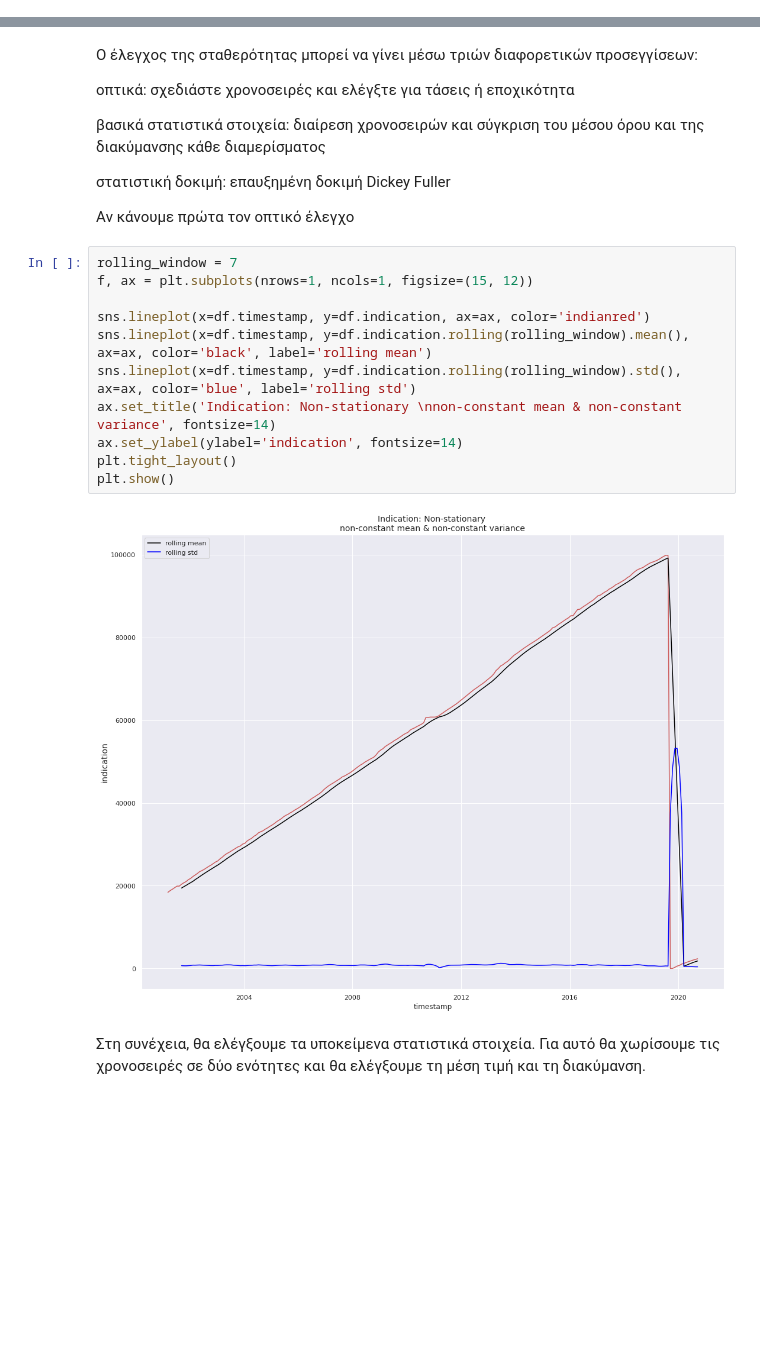
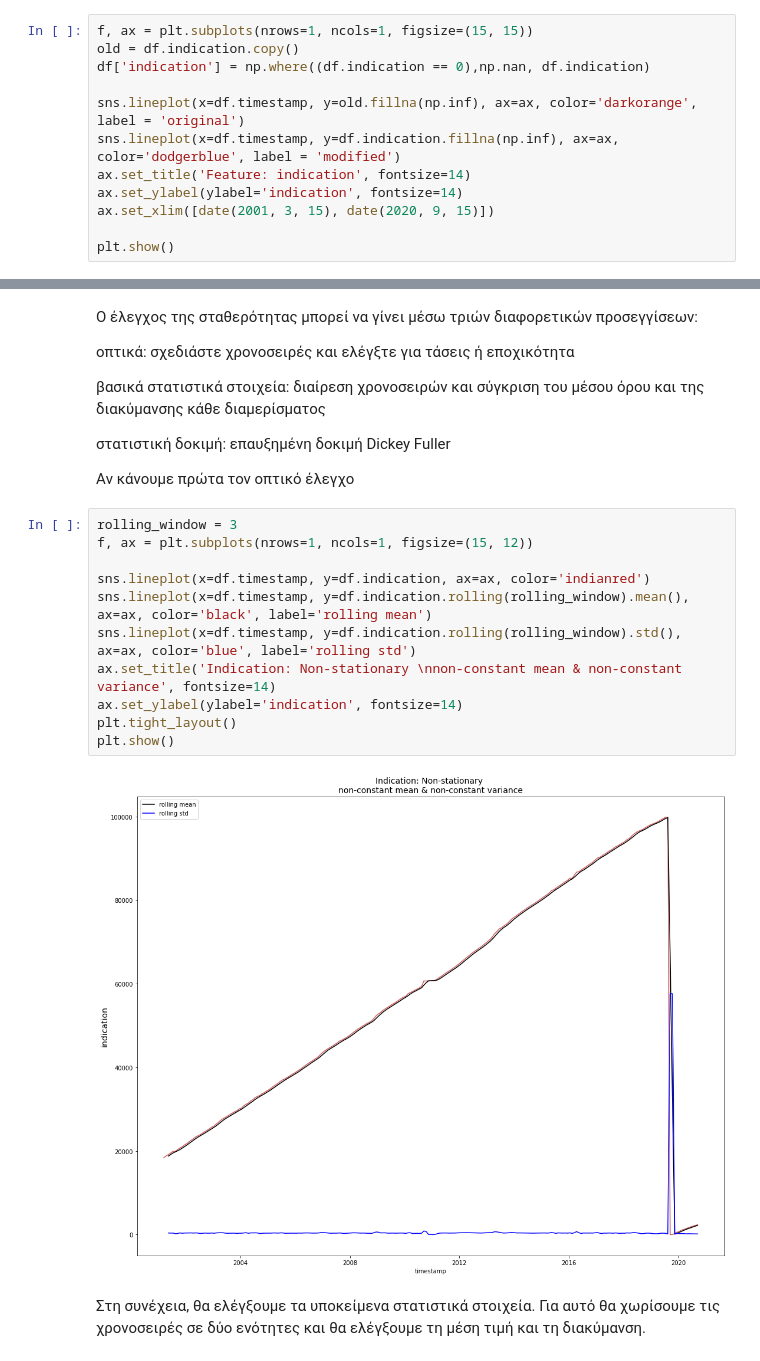
Before and after one commit to geomyll33/Beautez, a Jupyter notebook: EYDAP_Challenge_project.ipynb, the cells around one changed output, grey strips where cells are left out. Cells and saved outputs as stored; diff of their text form; blank space fills up the shorter version.

```diff
--- a/EYDAP_Challenge_project.ipynb
+++ b/EYDAP_Challenge_project.ipynb
@@ -231,3 +231,15 @@ Name: Time_Interval, dtype: int64
 Επιλογή 4: Συμπληρώστε το NaN με τιμή γραμμικής παρεμβολής με .interpolate ()
 
 Η συμπλήρωση NaN με τις παρεμβαλλόμενες τιμές είναι η καλύτερη επιλογή σε αυτό το μικρό παράδειγμα, αλλά απαιτεί γνώση των γειτονικών τιμών.
+# %%
+f, ax = plt.subplots(nrows=1, ncols=1, figsize=(15, 15))
+old = df.indication.copy()
+df['indication'] = np.where((df.indication == 0),np.nan, df.indication)
+
+sns.lineplot(x=df.timestamp, y=old.fillna(np.inf), ax=ax, color='darkorange', label = 'original')
+sns.lineplot(x=df.timestamp, y=df.indication.fillna(np.inf), ax=ax, color='dodgerblue', label = 'modified')
+ax.set_title('Feature: indication', fontsize=14)
+ax.set_ylabel(ylabel='indication', fontsize=14)
+ax.set_xlim([date(2001, 3, 15), date(2020, 9, 15)])
+
+plt.show()
@@ -327,18 +382,18 @@ for i in range(4):
 
 Αv κάνουμε πρώτα τον οπτικό έλεγχο
 # %%
-rolling_window = 7
+rolling_window = 3
 f, ax = plt.subplots(nrows=1, ncols=1, figsize=(15, 12))
 
 sns.lineplot(x=df.timestamp, y=df.indication, ax=ax, color='indianred')
 sns.lineplot(x=df.timestamp, y=df.indication.rolling(rolling_window).mean(), ax=ax, color='black', label='rolling mean')
 sns.lineplot(x=df.timestamp, y=df.indication.rolling(rolling_window).std(), ax=ax, color='blue', label='rolling std')
 ax.set_title('Indication: Non-stationary \nnon-constant mean & non-constant variance', fontsize=14)
 ax.set_ylabel(ylabel='indication', fontsize=14)
 plt.tight_layout()
 plt.show()
 # %% [output]
-[figure, old version]
+[figure, new version]
 # %% [markdown]
 Στη συνέχεια, θα ελέγξουμε τα υποκείμενα στατιστικά στοιχεία. Για αυτό θα χωρίσουμε τις χρονοσειρές σε δύο ενότητες και θα ελέγξουμε τη μέση τιμή και τη διακύμανση.
 # %%
```
Also changed, not shown: parts of 46 cells of this notebook.
